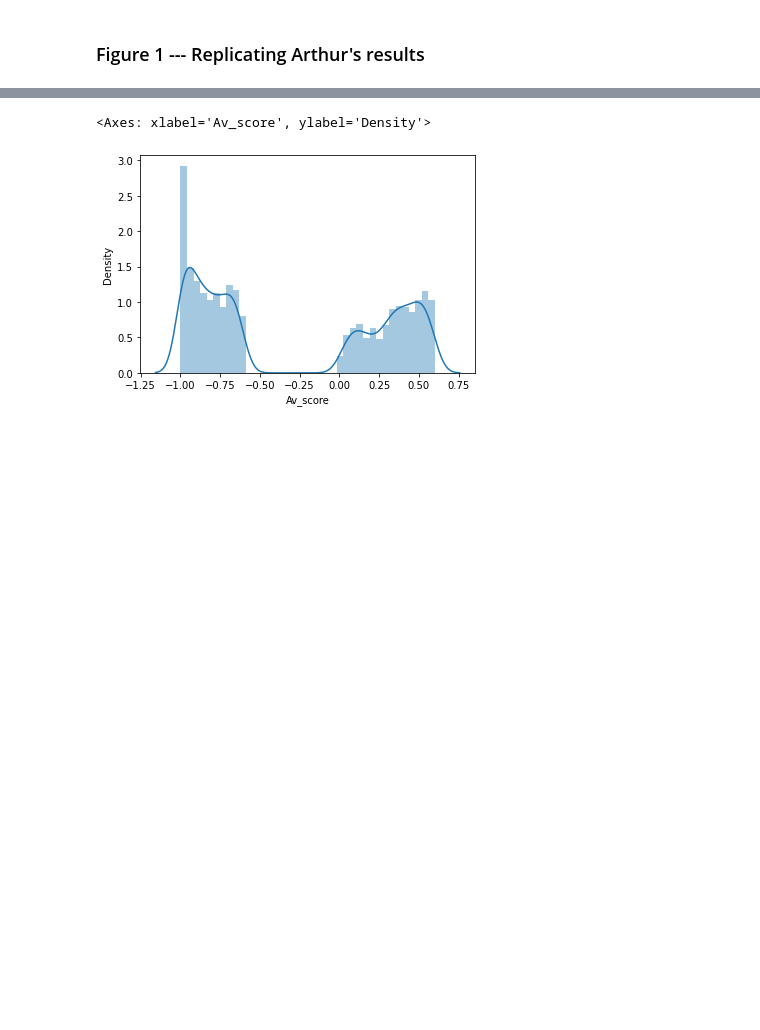
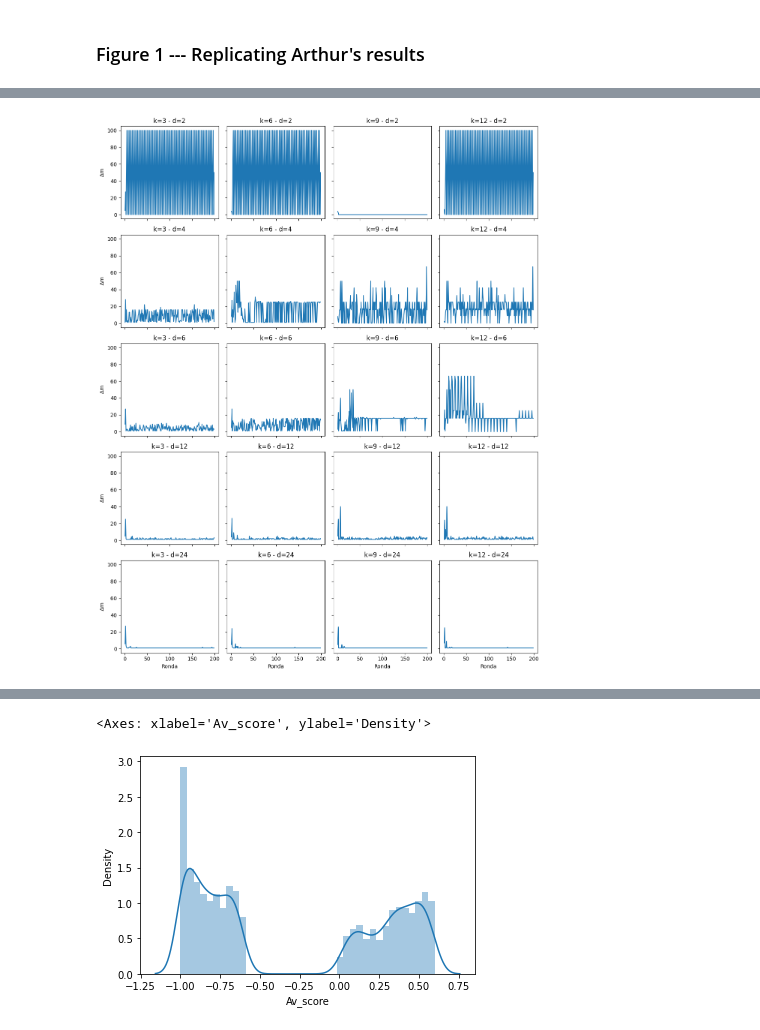
Before and after one commit to EAndrade-Lotero/ElFarolArthur, a Jupyter notebook: Figures.ipynb, the cells around one changed output, grey strips where cells are left out. Cells and saved outputs as stored; diff of their text form; code cells hidden in the pictures; blank space fills up the shorter version.

```diff
--- a/Figures.ipynb
+++ b/Figures.ipynb
@@ -120,0 +129,28 @@ for k, d in product(ks, ds):
+# %%
+# Esta celda muestra el barrido del delta m
+
+fig, axes = plt.subplots(
+    len(ds), len(ks),
+    figsize=(3*len(ks),3*len(ds)),
+    tight_layout=True,
+    sharex=True, sharey=True
+)
+
+for k, d in product(ks, ds):
+    df_to_plot = df[(df['Memoria'] == d) & (df['Num_predic'] == k)]
+    df_to_plot['Prediccion_lag'] = df_to_plot.groupby(['Identificador','Agente'])['Prediccion'].transform('shift',1)
+    df_to_plot['Attendance'] = df_to_plot.groupby(['Identificador','Ronda'])['Estado'].transform('sum')
+
+    # Delta m
+    df1A = df_to_plot.groupby('Ronda')['Prediccion_lag'].value_counts().reset_index(name='Conteo')
+    df2AA = df1A.groupby('Ronda').apply(lambda x: P.diferencia(list(x['Prediccion_lag']), list(x['Conteo']))).reset_index()
+    df2AA.columns = ['Ronda','Dif_modes']
+
+    # Plot
+    idx_k = ks.index(k)
+    idx_d = ds.index(d)
+    sns.lineplot(x='Ronda', y='Dif_modes', data=df2AA, ax=axes[idx_d, idx_k])
+    axes[idx_d, idx_k].set_title(f'k={k} - d={d}')
+    axes[idx_d, idx_k].set_ylabel('$\Delta$m')
+# %% [output]
+[figure, added]
```
Also changed, not shown: parts of 8 cells of this notebook, 1 other file.
